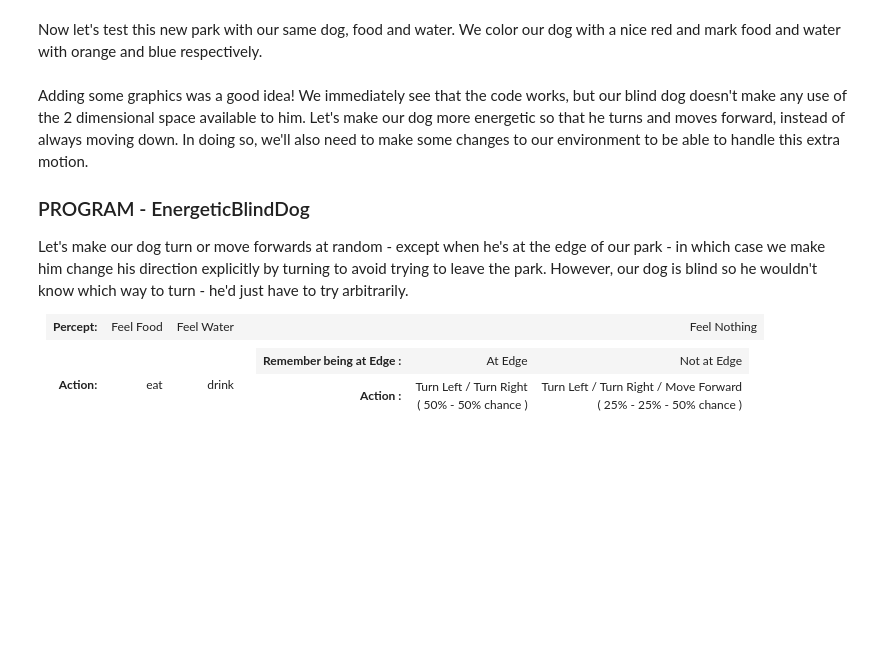
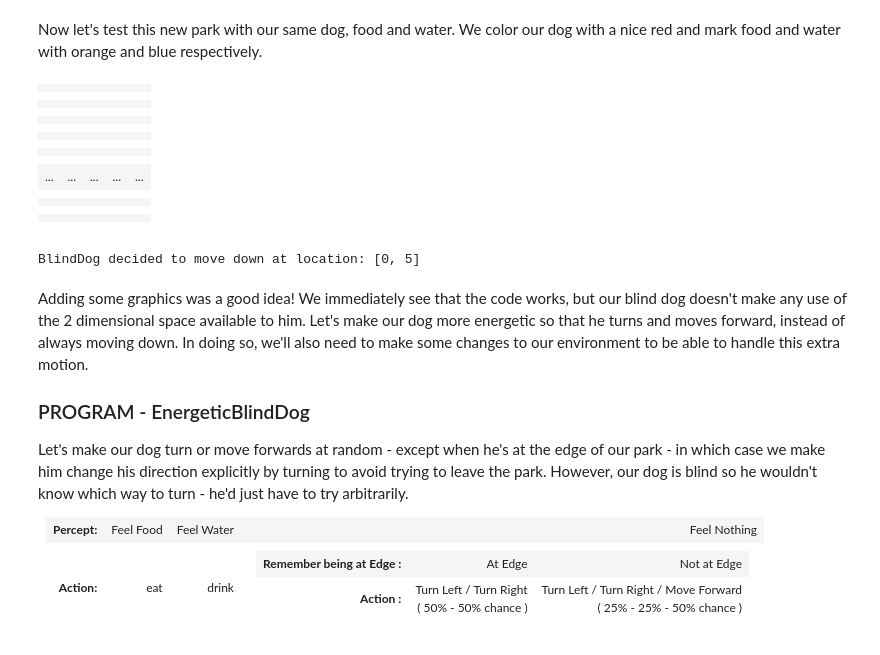
Before and after one commit to KAISERaustin/aima-python, a Jupyter notebook: agents.ipynb, the cells around one changed output. Saved outputs shown, nothing was run; the diff lists cells and outputs as text; code cells hidden in the pictures; blank space fills up the shorter version.

Commit message:
changed things around

```diff
--- a/agents.ipynb
+++ b/agents.ipynb
@@ -324,15 +348,33 @@ Now let's test this new park with our same dog, food and water. We color our dog
 # %%
 park = Park2D(5,20, color={'BlindDog': (200,0,0), 'Water': (0, 200, 200), 'Food': (230, 115, 40)}) # park width is set to 5, and height to 20
 dog = BlindDog(program)
 dogfood = Food()
 water = Water()
 park.add_thing(dog, [0,1])
 park.add_thing(dogfood, [0,5])
 park.add_thing(water, [0,7])
 morewater = Water()
-park.add_thing(morewater, [0,15])
+park.add_thing(morewater, [3,15])
 print("BlindDog starts at (1,1) facing downwards, lets see if he can find any food!")
 park.run(20)
+# %% [output]
+|  |  |  |  |  |
+|  |  |  |  |  |
+|  |  |  |  |  |
+|  |  |  |  |  |
+|  |  |  |  |  |
+|  |  |  |  |  |
+|  |  |  |  |  |
+|  |  |  |  |  |
+|  |  |  |  |  |
+|  |  |  |  |  |
+| ... | ... | ... | ... | ... |
+|  |  |  |  |  |
+|  |  |  |  |  |
+|  |  |  |  |  |
+|  |  |  |  |  |
+|  |  |  |  |  |
+BlindDog decided to move down at location: [0, 5]
 # %% [markdown]
 Adding some graphics was a good idea! We immediately see that the code works, but our blind dog doesn't make any use of the 2 dimensional space available to him. Let's make our dog more energetic so that he turns and moves forward, instead of always moving down. In doing so, we'll also need to make some changes to our environment to be able to handle this extra motion.
 
```
Also changed, not shown: parts of 5 cells of this notebook.
